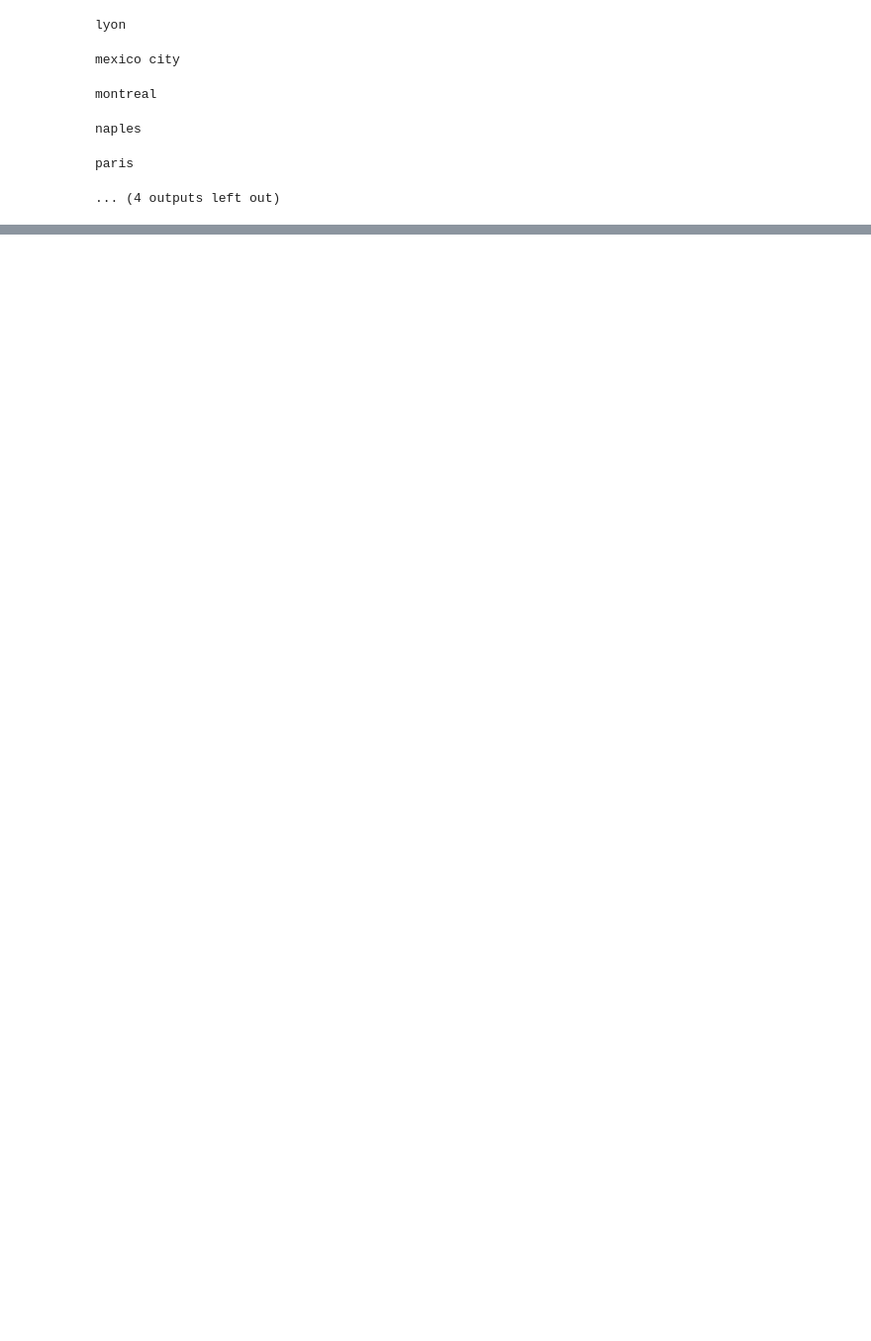
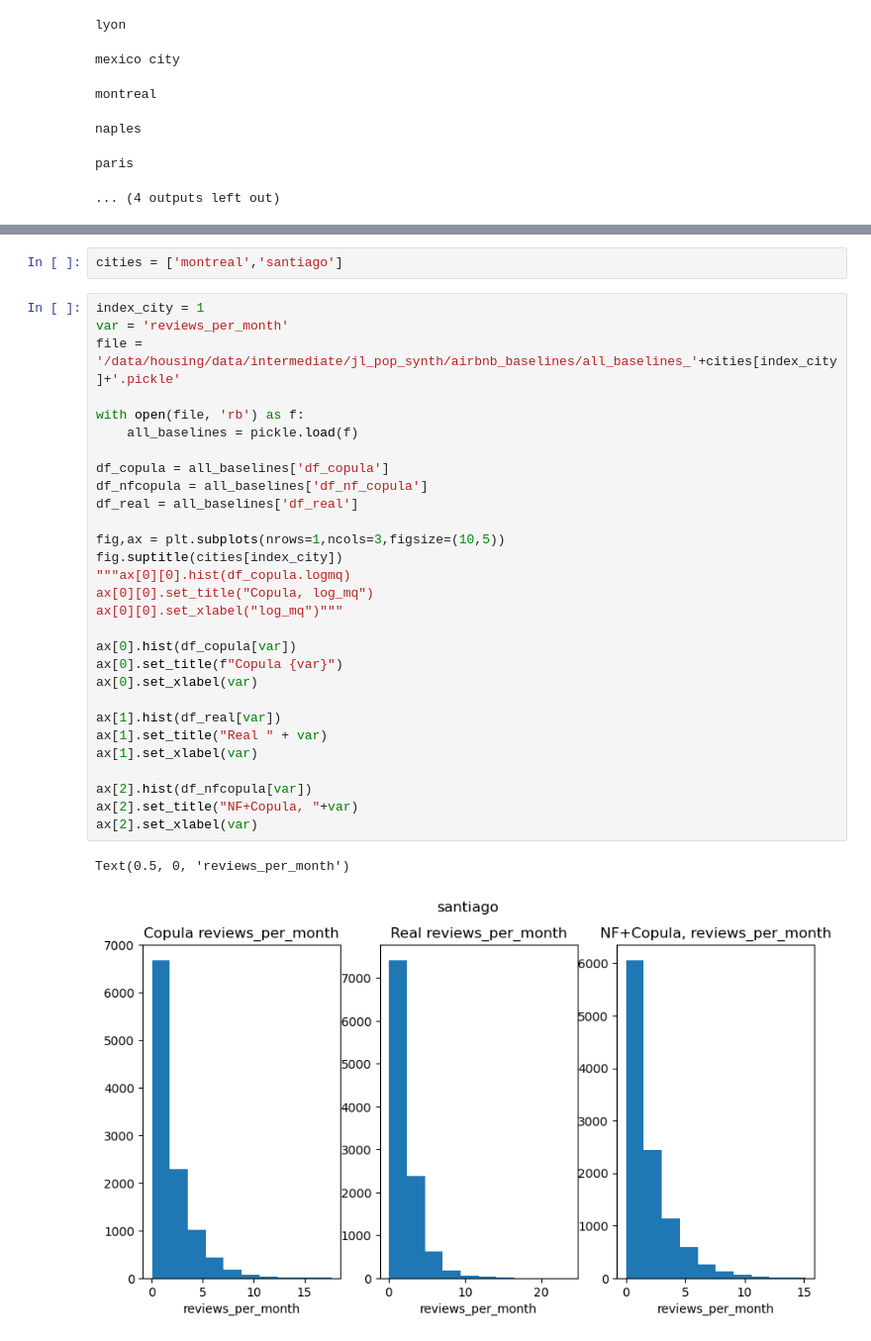
Before and after one commit to jaclenti/NFVAE-population-synthesis, a Jupyter notebook: notebooks/lc_utility_fix_eff_airbnb.ipynb, the cells around one changed output, grey strips where cells are left out. Shown at 99% size. Saved outputs shown, nothing was run; the diff lists cells and outputs as text; blank space fills up the shorter version.

```diff
--- a/notebooks/lc_utility_fix_eff_airbnb.ipynb
+++ b/notebooks/lc_utility_fix_eff_airbnb.ipynb
@@ -187,0 +214,34 @@ R2_dict.to_csv('/data/housing/data/intermediate/regression_syn_homes/airbnb_util
+# %%
+cities = ['montreal','santiago']
+# %%
+index_city = 1
+var = 'reviews_per_month'
+file = '/data/housing/data/intermediate/jl_pop_synth/airbnb_baselines/all_baselines_'+cities[index_city]+'.pickle'
+
+with open(file, 'rb') as f:
+    all_baselines = pickle.load(f)
+
+df_copula = all_baselines['df_copula']
+df_nfcopula = all_baselines['df_nf_copula']
+df_real = all_baselines['df_real']
+
+fig,ax = plt.subplots(nrows=1,ncols=3,figsize=(10,5))
+fig.suptitle(cities[index_city])
+"""ax[0][0].hist(df_copula.logmq)
+ax[0][0].set_title("Copula, log_mq")
+ax[0][0].set_xlabel("log_mq")"""
+
+ax[0].hist(df_copula[var])
+ax[0].set_title(f"Copula {var}")
+ax[0].set_xlabel(var)
+
+ax[1].hist(df_real[var])
+ax[1].set_title("Real " + var)
+ax[1].set_xlabel(var)
+
+ax[2].hist(df_nfcopula[var])
+ax[2].set_title("NF+Copula, "+var)
+ax[2].set_xlabel(var)
+# %% [output]
+Text(0.5, 0, 'reviews_per_month')
+[figure, added]
```
Also changed, not shown: parts of 6 cells of this notebook, 1 other file.
